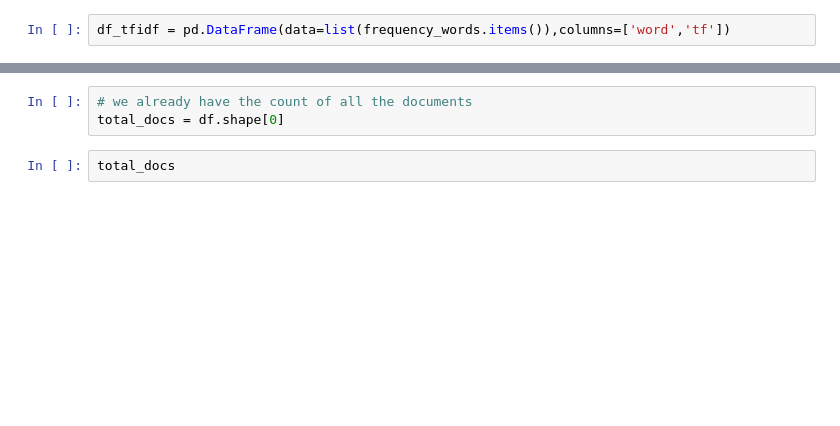
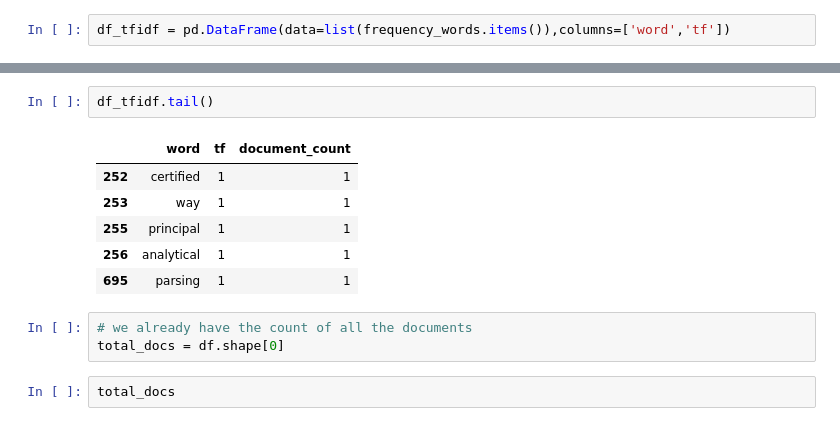
Before and after one commit to 02asmita/machine-learning, a Jupyter notebook: text_mining/Model.ipynb, the cells around one changed output, grey strips where cells are left out. Drawn from its saved outputs; the diff is of its cells as text; blank space fills up the shorter version.

```diff
--- a/text_mining/Model.ipynb
+++ b/text_mining/Model.ipynb
@@ -127,3 +163,12 @@ df_tfidf.head()
+# %%
+df_tfidf.tail()
+# %% [output]
+|  | word | tf | document_count |
+| 252 | certified | 1 | 1 |
+| 253 | way | 1 | 1 |
+| 255 | principal | 1 | 1 |
+| 256 | analytical | 1 | 1 |
+| 695 | parsing | 1 | 1 |
 # %%
 # we already have the count of all the documents
 total_docs = df.shape[0]
```
Also changed, not shown: parts of 32 cells of this notebook.
